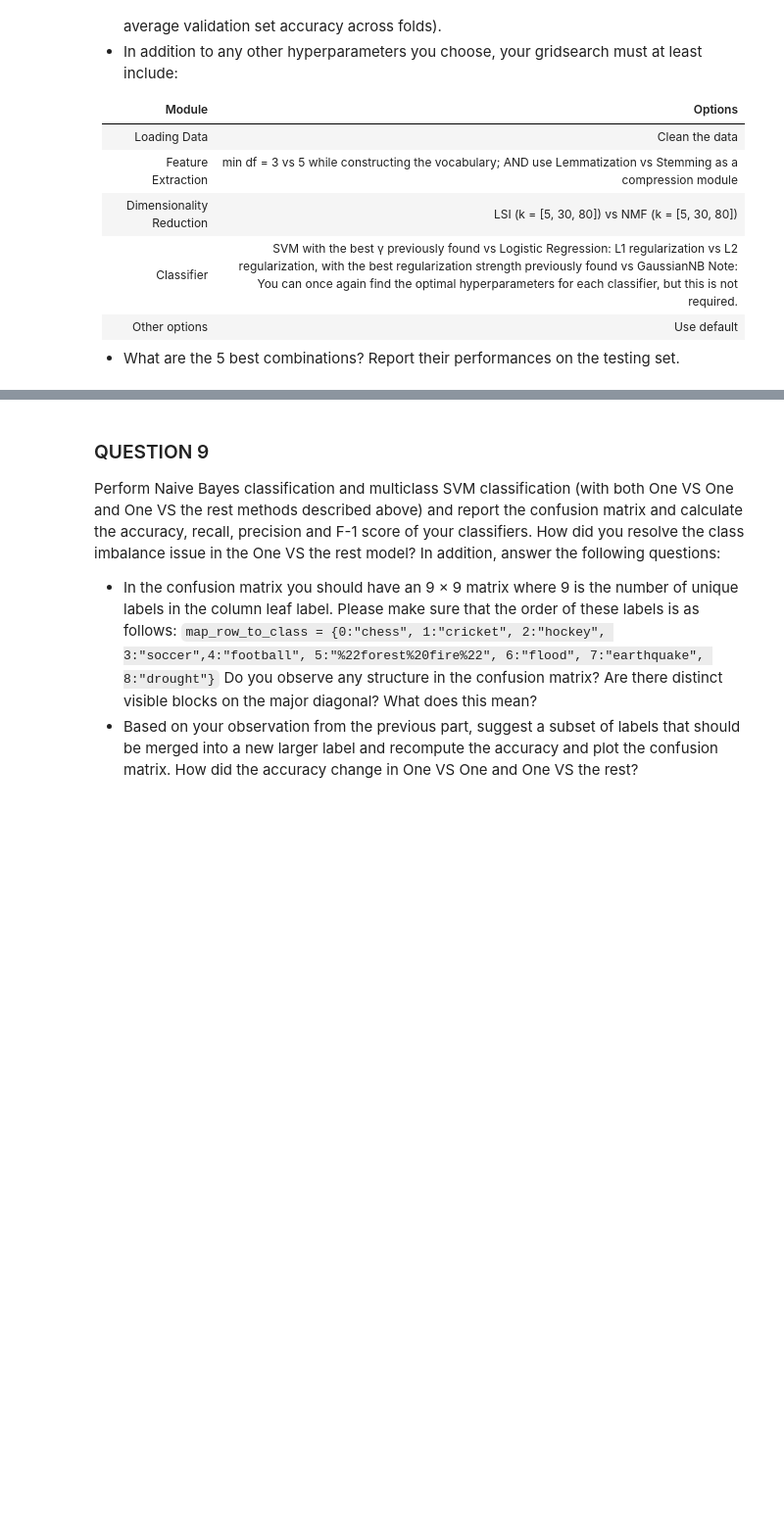
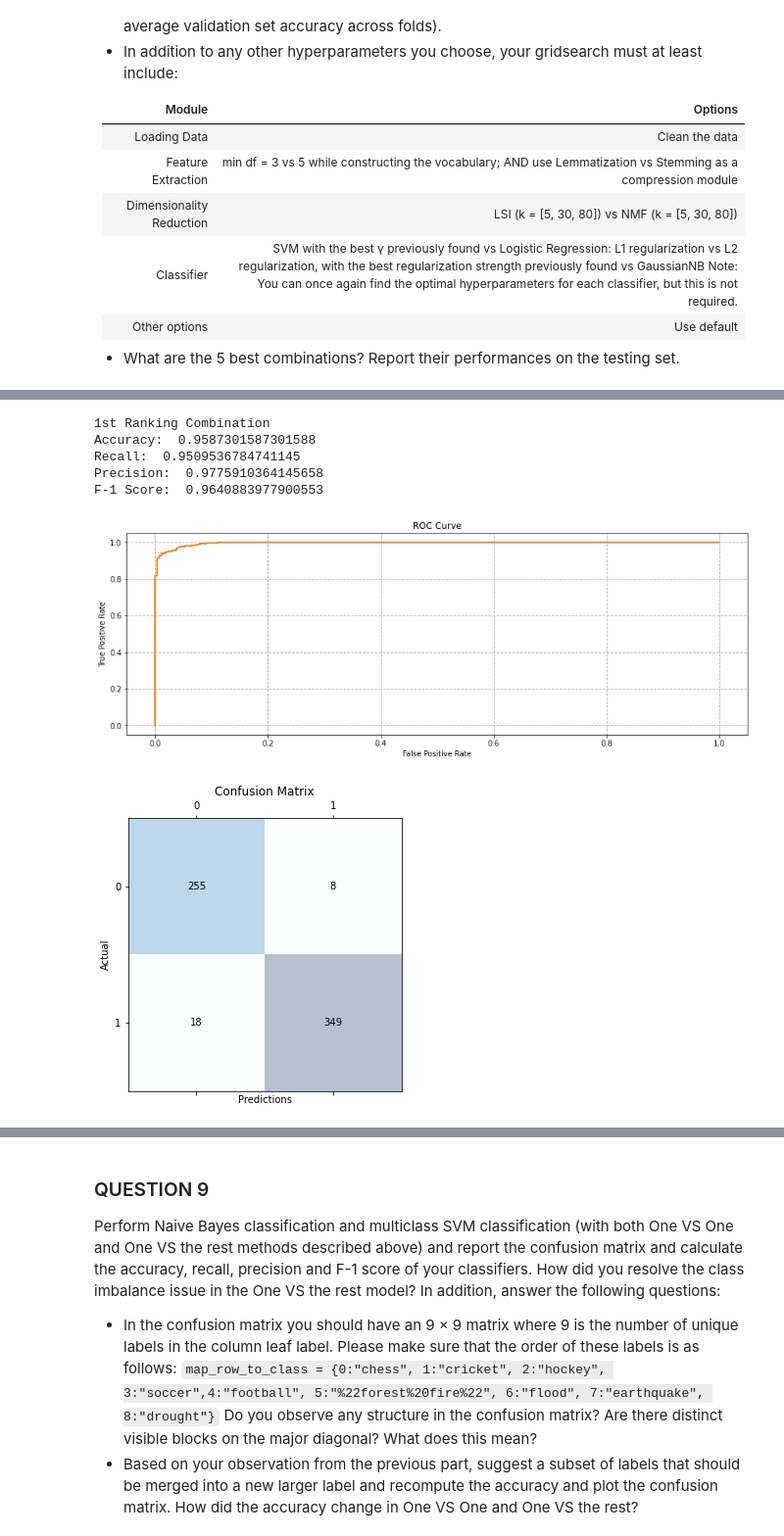
Before and after one commit to stang126/ECE-219-Large-Scale-Data-Mining, a Jupyter notebook: Project 1 Code.ipynb, the cells around one changed output, grey strips where cells are left out. Shown at 98% size. Drawn from its saved outputs; the diff is of its cells as text; code cells hidden in the pictures; blank space fills up the shorter version.

```diff
--- a/Project 1 Code.ipynb
+++ b/Project 1 Code.ipynb
@@ -547,0 +714,29 @@ F-1 Score:  0.900445765230312
+# %%
+tf_vectorizer_3 = CountVectorizer(min_df = 3, stop_words='english', analyzer = stem_text)
+train_vectorized_3 = tf_vectorizer_3.fit_transform(train.full_text)
+test_vectorized_3 = tf_vectorizer_3.transform(test.full_text)
+tf_vectorizer_5 = CountVectorizer(min_df = 5, stop_words='english', analyzer = stem_text)
+train_vectorized_5 = tf_vectorizer_5.fit_transform(train.full_text)
+test_vectorized_5 = tf_vectorizer_5.transform(test.full_text)
+
+transformer = TfidfTransformer()
+train_tfidf_3 = transformer.fit_transform(train_vectorized_3)
+test_tfidf_3 = transformer.transform(test_vectorized_3)
+train_tfidf_5 = transformer.fit_transform(train_vectorized_5)
+test_tfidf_5 = transformer.transform(test_vectorized_5)
+
+train_trunc_3 = svd_80.fit_transform(train_tfidf_3)
+test_trunc_3 = svd_80.transform(test_tfidf_3)
+train_trunc_5 = svd_80.fit_transform(train_tfidf_5)
+test_trunc_5 = svd_80.transform(test_tfidf_5)
+# %%
+print('1st Ranking Combination')
+train_Log('l2', 1000, train_trunc_5, train['binary_root_label'], test_trunc_5, test['binary_root_label'])
+# %% [output]
+1st Ranking Combination
+Accuracy:  0.9587301587301588
+Recall:  0.9509536784741145
+Precision:  0.9775910364145658
+F-1 Score:  0.9640883977900553
+[figure, added]
+[figure, added]
```
Also changed, not shown: parts of 19 cells of this notebook.
